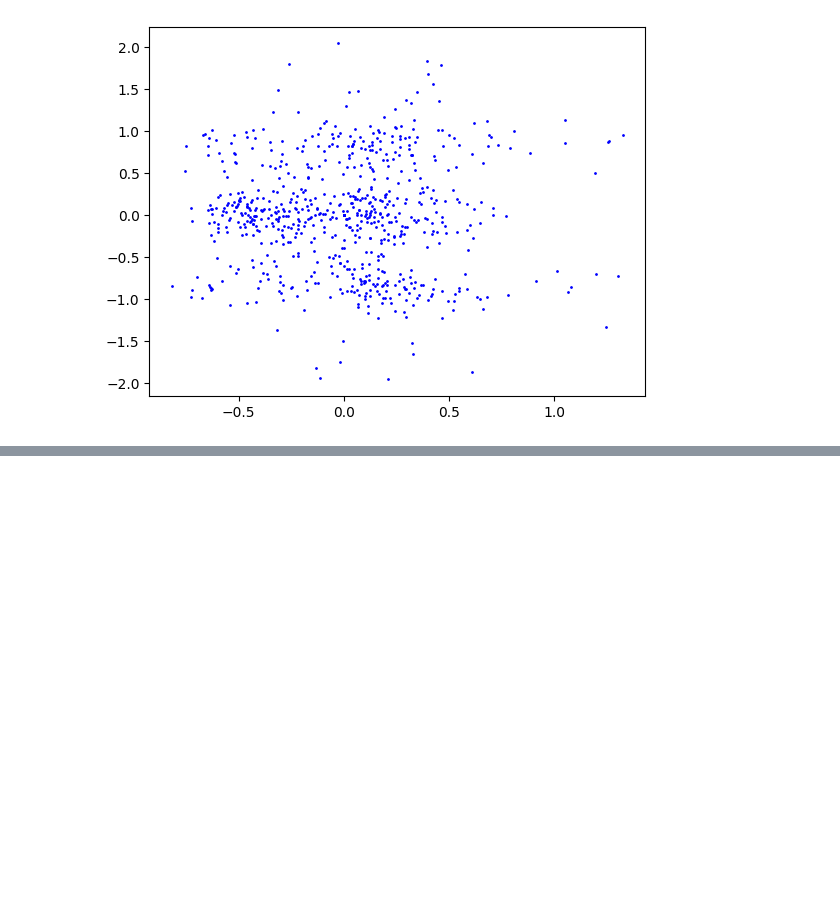
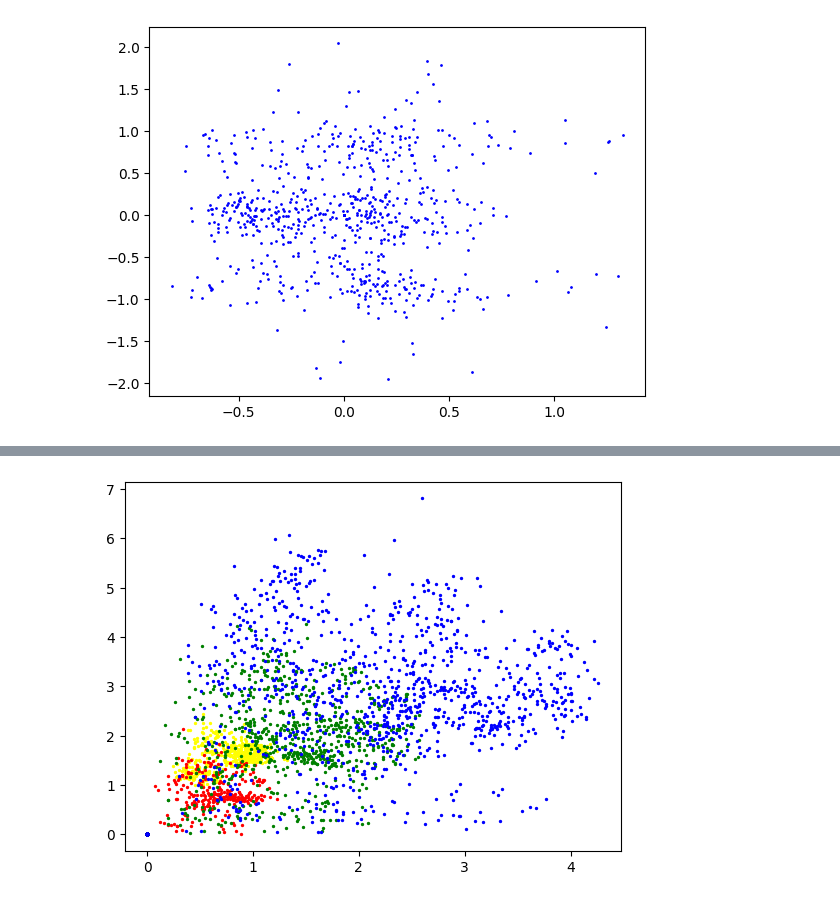
Before and after one commit to aaboiko/buoy_sonar_python, a Jupyter notebook: utils.ipynb, the cells around one changed output, grey strips where cells are left out. Drawn from its saved outputs; the diff is of its cells as text; code cells hidden in the pictures; blank space fills up the shorter version.

```diff
--- a/utils.ipynb
+++ b/utils.ipynb
@@ -500,0 +557,22 @@ array([1, 2])
+# %%
+import matplotlib.pyplot as plt
+
+for frame in sb_dataset:
+    name = frame["name"]
+    x = frame["size_x"]
+    y = frame["size_y"]
+    z = frame["size_z"]
+
+    color = 'yellow'
+    if name == "human":
+        color = "red"
+    if name == "dolphin":
+        color = "green"
+    if name == "drone":
+        color = "blue"
+
+    plt.scatter(x, y, s=2, color=color)
+
+plt.show()
+# %% [output]
+[figure, added]
```
Also changed, not shown: parts of 13 cells of this notebook, 5 other files.
